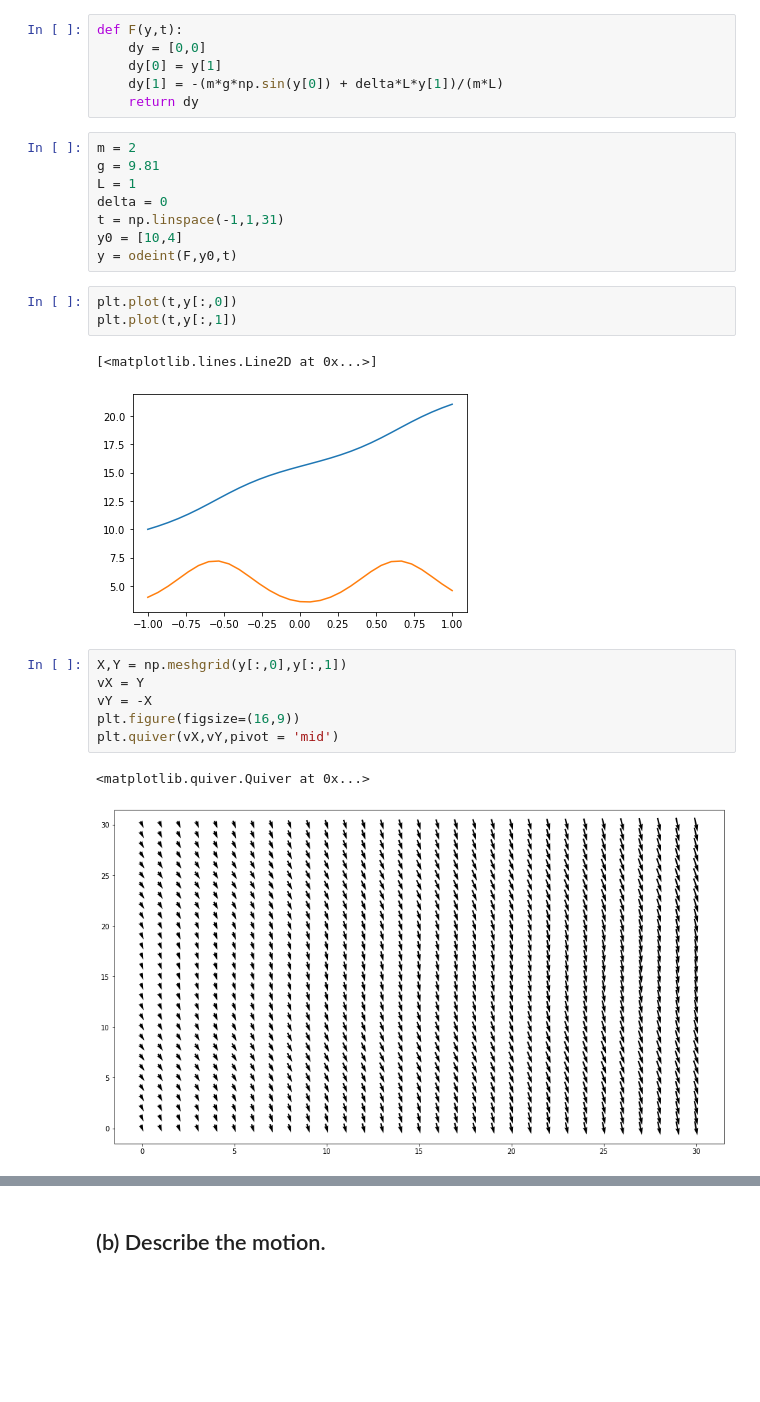
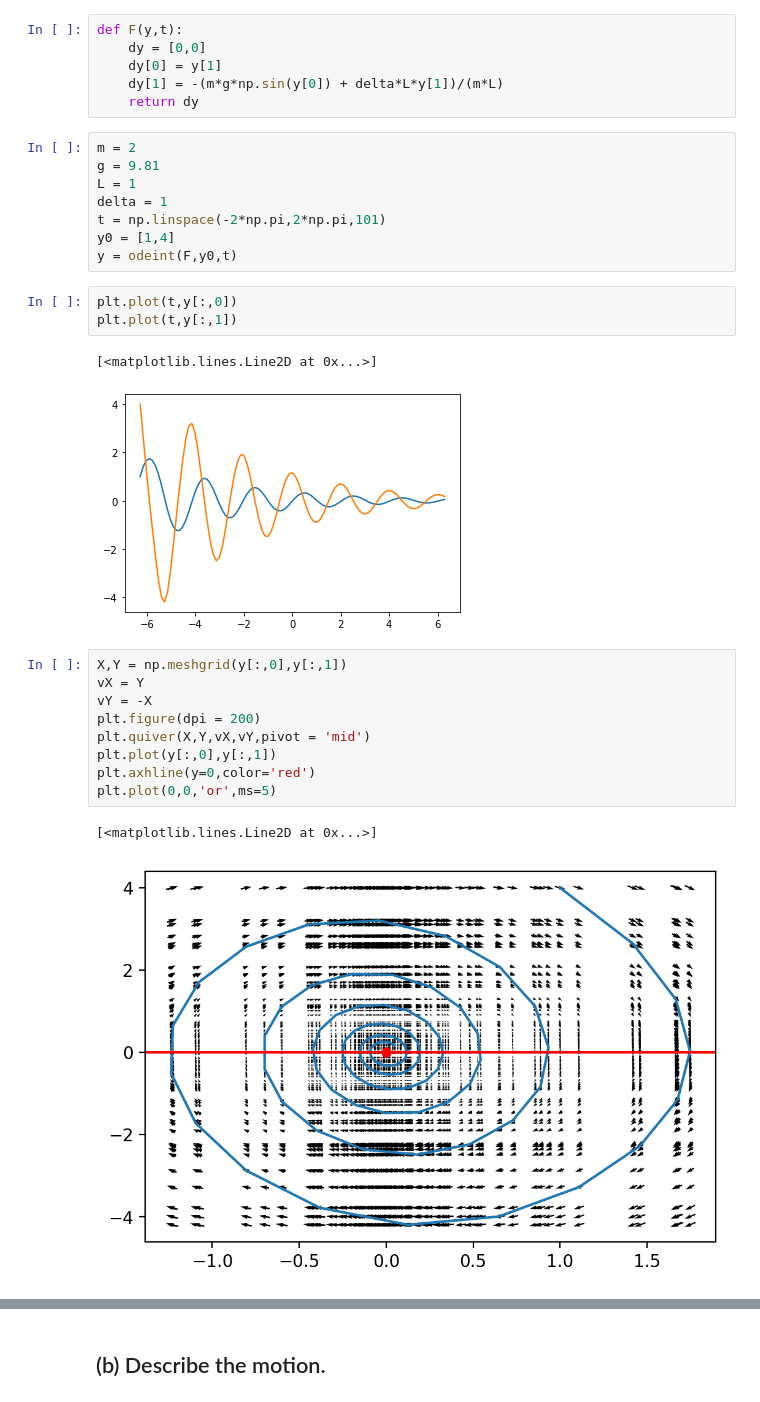
Before and after one commit to mkuchle16/biophysics, a Jupyter notebook: week-08/problem-11.5.ipynb, the cells around one changed output, grey strips where cells are left out. Saved outputs shown, nothing was run; the diff lists cells and outputs as text; blank space fills up the shorter version.

```diff
--- a/week-08/problem-11.5.ipynb
+++ b/week-08/problem-11.5.ipynb
@@ -18,22 +18,25 @@ def F(y,t):
 m = 2
 g = 9.81
 L = 1
-delta = 0
-t = np.linspace(-1,1,31)
-y0 = [10,4]
+delta = 1
+t = np.linspace(-2*np.pi,2*np.pi,101)
+y0 = [1,4]
 y = odeint(F,y0,t)
 # %%
 plt.plot(t,y[:,0])
 plt.plot(t,y[:,1])
 # %% [output]
 [<matplotlib.lines.Line2D at 0x...>]
-[figure, old version]
+[figure, new version]
 # %%
 X,Y = np.meshgrid(y[:,0],y[:,1])
 vX = Y
 vY = -X
-plt.figure(figsize=(16,9))
-plt.quiver(vX,vY,pivot = 'mid')
+plt.figure(dpi = 200)
+plt.quiver(X,Y,vX,vY,pivot = 'mid')
+plt.plot(y[:,0],y[:,1])
+plt.axhline(y=0,color='red')
+plt.plot(0,0,'or',ms=5)
 # %% [output]
-<matplotlib.quiver.Quiver at 0x...>
+[<matplotlib.lines.Line2D at 0x...>]
-[figure, old version]
+[figure, new version]
```
Also changed, not shown: parts of 3 cells of this notebook, 3 other files.
